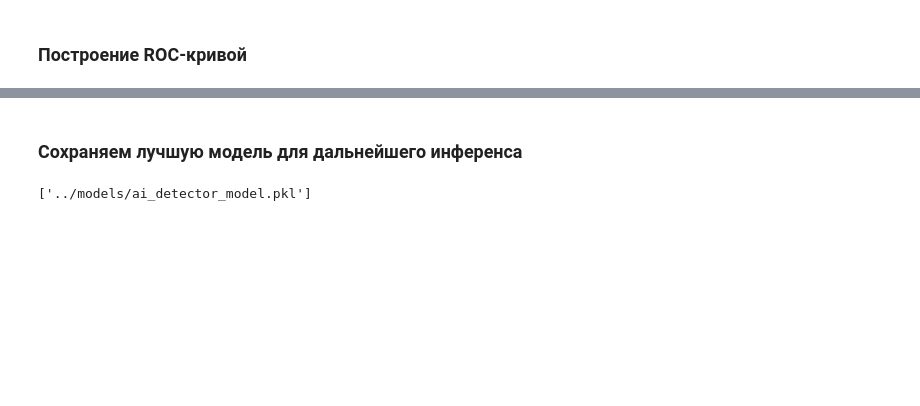
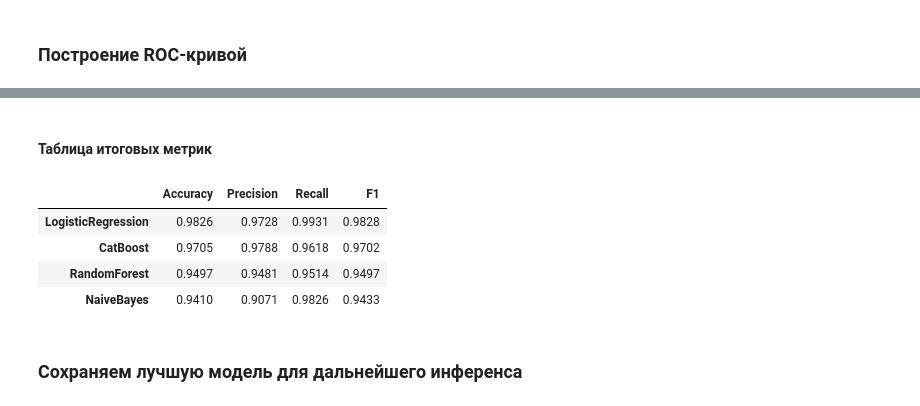
Before and after one commit to budaog300/AiTextDetector, a Jupyter notebook: ml/01_tfidf_logreg_baseline.ipynb, the cells around one changed output, grey strips where cells are left out. Saved outputs shown, nothing was run; the diff lists cells and outputs as text; code cells hidden in the pictures; blank space fills up the shorter version.

```diff
--- a/ml/01_tfidf_logreg_baseline.ipynb
+++ b/ml/01_tfidf_logreg_baseline.ipynb
@@ -170,8 +254,27 @@ plt.show()
+# %% [markdown]
+#### Таблица итоговых метрик
+# %%
+metrics_df = pd.DataFrame(model_metrics).T
+metrics_df = metrics_df.sort_values(by="F1", ascending=False).round(4)
+
+display(metrics_df)
+# %% [output]
+|  | Accuracy | Precision | Recall | F1 |
+| LogisticRegression | 0.9826 | 0.9728 | 0.9931 | 0.9828 |
+| CatBoost | 0.9705 | 0.9788 | 0.9618 | 0.9702 |
+| RandomForest | 0.9497 | 0.9481 | 0.9514 | 0.9497 |
+| NaiveBayes | 0.9410 | 0.9071 | 0.9826 | 0.9433 |
 # %% [markdown]
 ### Сохраняем лучшую модель для дальнейшего инференса
 # %%
+import os
 import joblib
+import re
 
-joblib.dump(best_model, '../models/ai_detector_model.pkl')
+os.makedirs('../models', exist_ok=True)
+
+for name, res in best_results.items():
+    safe_name = re.sub(r'[^a-zA-Z0-9_]+', '_', name)
+    path = f'../models/{safe_name}_model.pkl'
+
+    joblib.dump(res["best_model"], path)
-# %% [output]
-['../models/ai_detector_model.pkl']
```
Also changed, not shown: parts of 11 cells of this notebook, 5 other files.
